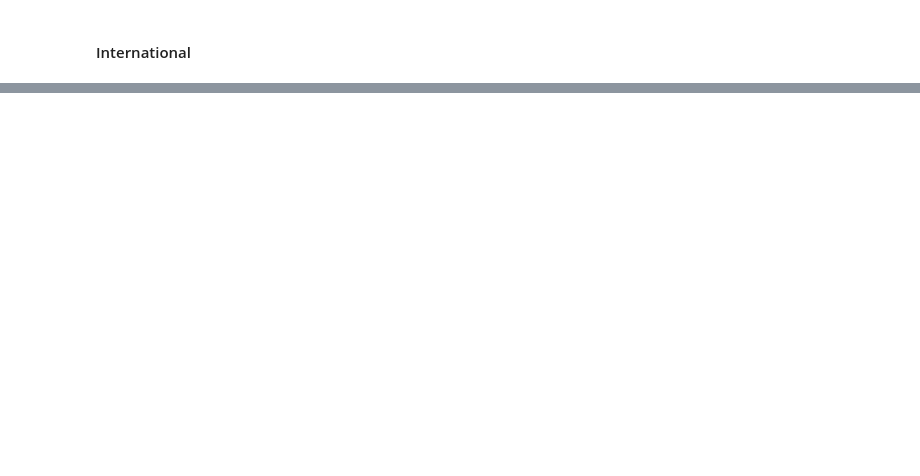
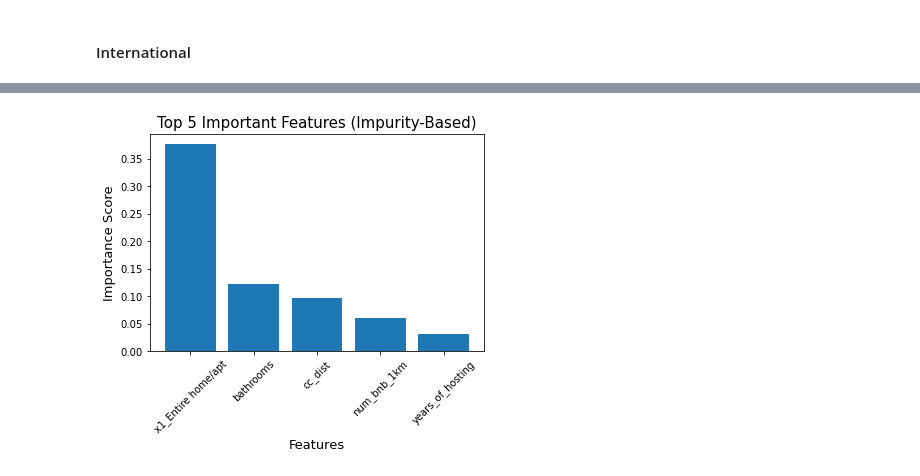
Before and after one commit to nikhil-bhargava/ids-705-final-project, a Jupyter notebook: notebooks/nb-random-forest-modeling.ipynb, the cells around one changed output, grey strips where cells are left out. Drawn from its saved outputs; the diff is of its cells as text; code cells hidden in the pictures; blank space fills up the shorter version.

```diff
--- a/notebooks/nb-random-forest-modeling.ipynb
+++ b/notebooks/nb-random-forest-modeling.ipynb
@@ -17,18 +19,6 @@ y_val = val.log_price
 # %%
 X_train = train.drop(columns=['log_price'])
 X_val = val.drop(columns=['log_price'])
-# %%
-X_train_mean = X_train.copy().mean()
-X_train_stdev = X_train.copy().std()
-
-# standardize data
-X_train = (X_train - X_train_mean)/X_train_stdev
-X_val = (X_val - X_train_mean)/X_train_stdev
-# %%
-X_train.fillna(0, inplace=True)
-X_train.replace([np.inf, -np.inf], 0, inplace=True)
-X_val.fillna(0, inplace=True)
-X_val.replace([np.inf, -np.inf], 0, inplace=True)
 # %% [markdown]
 ### Train Random Forest
 # %% [markdown]
@@ -513,0 +461,25 @@ plt.show()
+# %%
+importance = rf_final.feature_importances_
+
+cols = list(X.columns)
+imp_list = []
+
+# summarize feature importance
+for i,v in enumerate(importance):
+    imp_list.append(v)
+
+feature_imp = pd.DataFrame()
+feature_imp['Feature'] = cols
+feature_imp['Importance'] = imp_list
+top5 = feature_imp.sort_values(by='Importance', ascending=False).head(5).reset_index(drop=True)
+top10 = feature_imp.sort_values(by='Importance', ascending=False).head(10).reset_index(drop=True)
+# %%
+# plot feature importance
+plt.bar('Feature', 'Importance', data=top5)
+plt.xticks(rotation = 45)
+plt.title('Top 5 Important Features (Impurity-Based)', fontsize=15)
+plt.ylabel('Importance Score', fontsize=13)
+plt.xlabel('Features', fontsize=13)
+plt.show()
+# %% [output]
+[figure, added]
```
Also changed, not shown: parts of 36 cells of this notebook.
